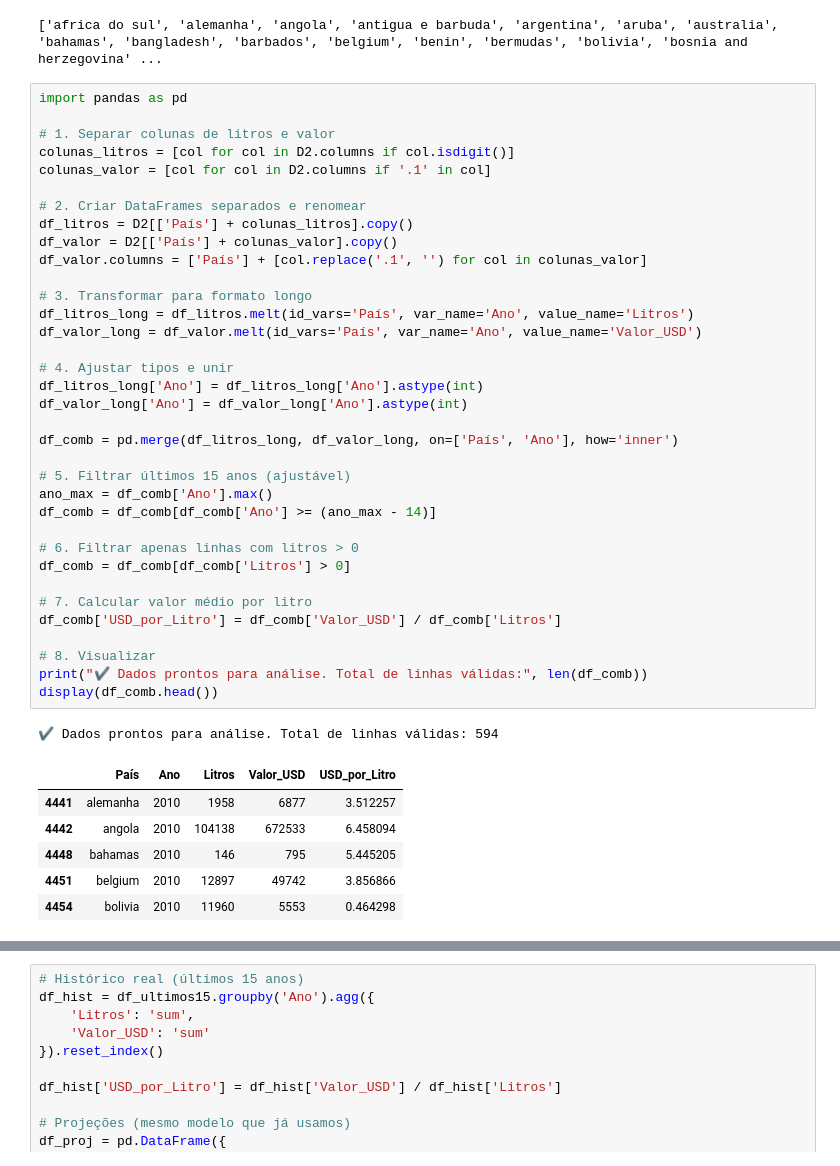
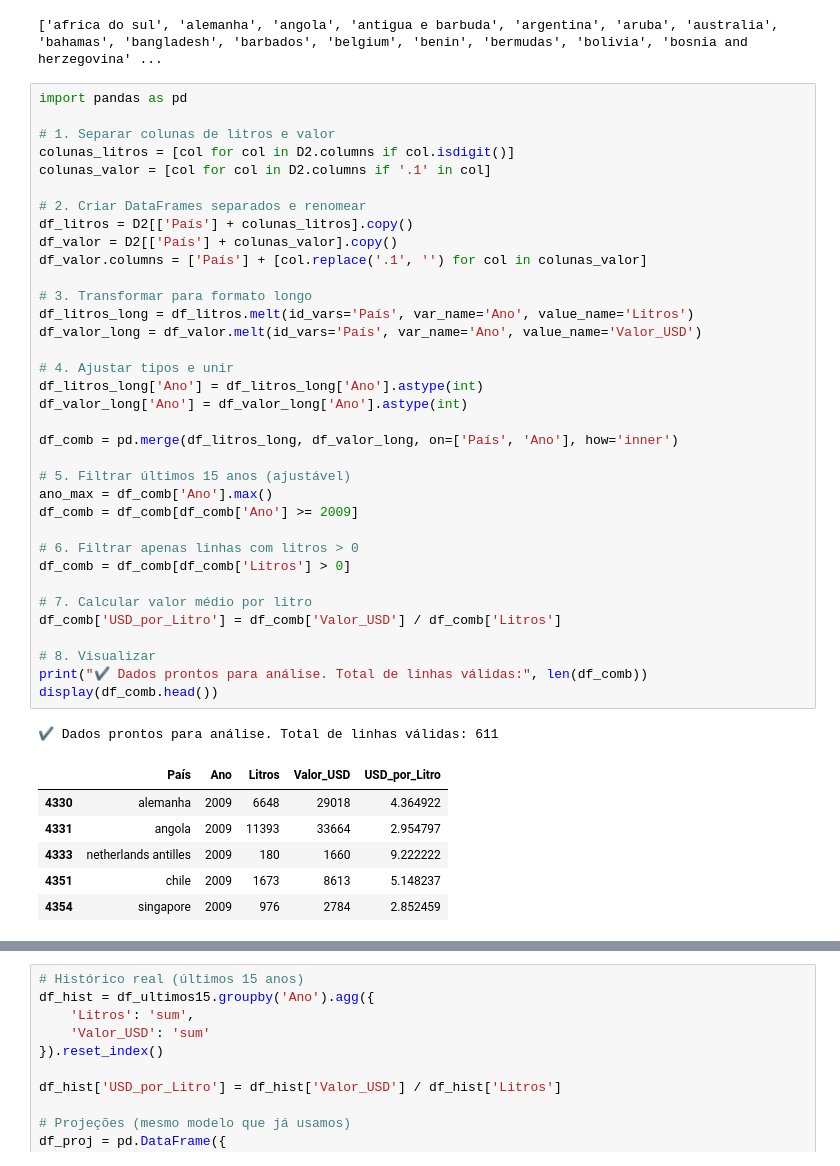
Before and after one commit to jaqueantunes/export_uva, a Jupyter notebook: PosFIAP_Export.ipynb, the cells around one changed output, grey strips where cells are left out. Cells and saved outputs as stored; diff of their text form.

```diff
--- a/PosFIAP_Export.ipynb
+++ b/PosFIAP_Export.ipynb
@@ -266,40 +266,40 @@ colunas_valor = [col for col in D2.columns if '.1' in col]
 
 # 2. Criar DataFrames separados e renomear
 df_litros = D2[['País'] + colunas_litros].copy()
 df_valor = D2[['País'] + colunas_valor].copy()
 df_valor.columns = ['País'] + [col.replace('.1', '') for col in colunas_valor]
 
 # 3. Transformar para formato longo
 df_litros_long = df_litros.melt(id_vars='País', var_name='Ano', value_name='Litros')
 df_valor_long = df_valor.melt(id_vars='País', var_name='Ano', value_name='Valor_USD')
 
 # 4. Ajustar tipos e unir
 df_litros_long['Ano'] = df_litros_long['Ano'].astype(int)
 df_valor_long['Ano'] = df_valor_long['Ano'].astype(int)
 
 df_comb = pd.merge(df_litros_long, df_valor_long, on=['País', 'Ano'], how='inner')
 
 # 5. Filtrar últimos 15 anos (ajustável)
 ano_max = df_comb['Ano'].max()
-df_comb = df_comb[df_comb['Ano'] >= (ano_max - 14)]
+df_comb = df_comb[df_comb['Ano'] >= 2009]
 
 # 6. Filtrar apenas linhas com litros > 0
 df_comb = df_comb[df_comb['Litros'] > 0]
 
 # 7. Calcular valor médio por litro
 df_comb['USD_por_Litro'] = df_comb['Valor_USD'] / df_comb['Litros']
 
 # 8. Visualizar
 print("✔️ Dados prontos para análise. Total de linhas válidas:", len(df_comb))
 display(df_comb.head())
 # %% [output]
-✔️ Dados prontos para análise. Total de linhas válidas: 594
+✔️ Dados prontos para análise. Total de linhas válidas: 611
 |  | País | Ano | Litros | Valor_USD | USD_por_Litro |
-| 4441 | alemanha | 2010 | 1958 | 6877 | 3.512257 |
-| 4442 | angola | 2010 | 104138 | 672533 | 6.458094 |
-| 4448 | bahamas | 2010 | 146 | 795 | 5.445205 |
-| 4451 | belgium | 2010 | 12897 | 49742 | 3.856866 |
-| 4454 | bolivia | 2010 | 11960 | 5553 | 0.464298 |
+| 4330 | alemanha | 2009 | 6648 | 29018 | 4.364922 |
+| 4331 | angola | 2009 | 11393 | 33664 | 2.954797 |
+| 4333 | netherlands antilles | 2009 | 180 | 1660 | 9.222222 |
+| 4351 | chile | 2009 | 1673 | 8613 | 5.148237 |
+| 4354 | singapore | 2009 | 976 | 2784 | 2.852459 |
 # %%
 import matplotlib.pyplot as plt
 import matplotlib.ticker as ticker
```
Also changed, not shown: parts of 15 cells of this notebook.
